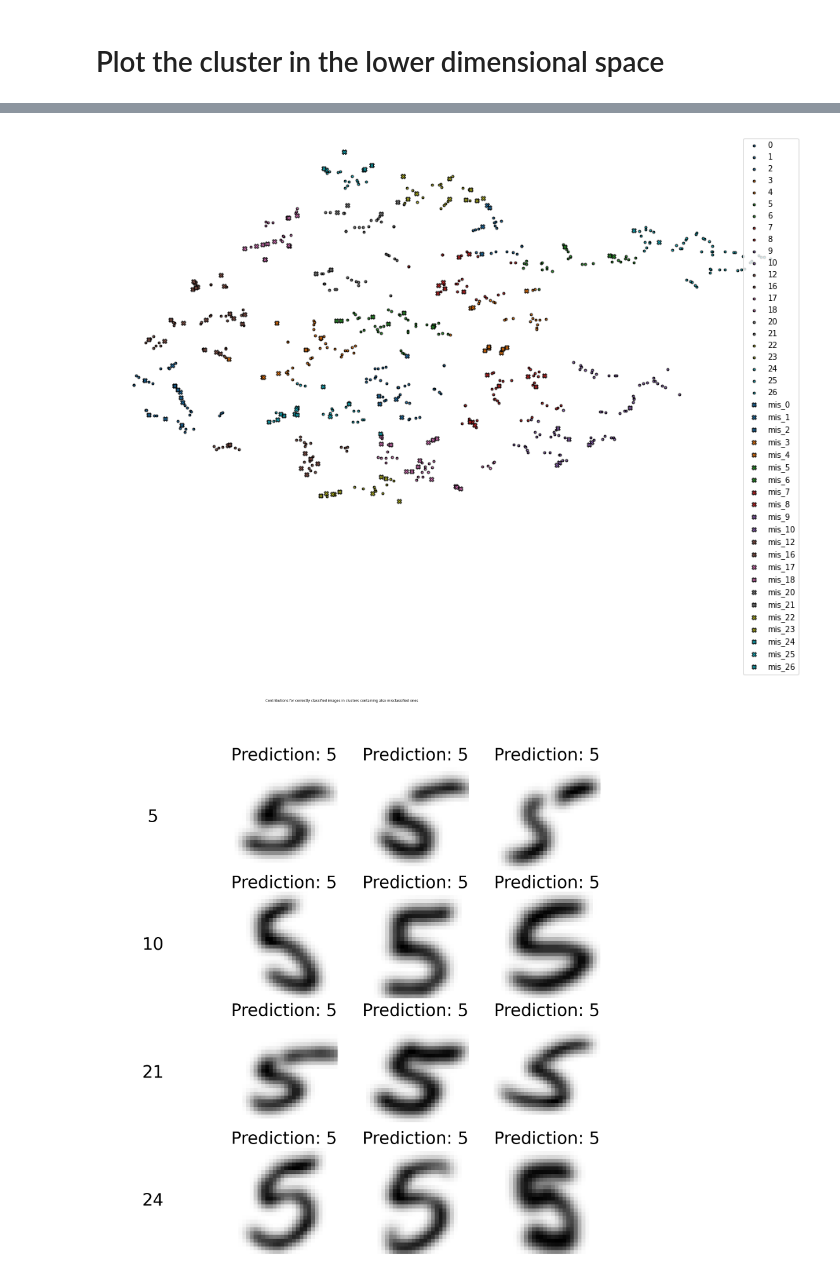
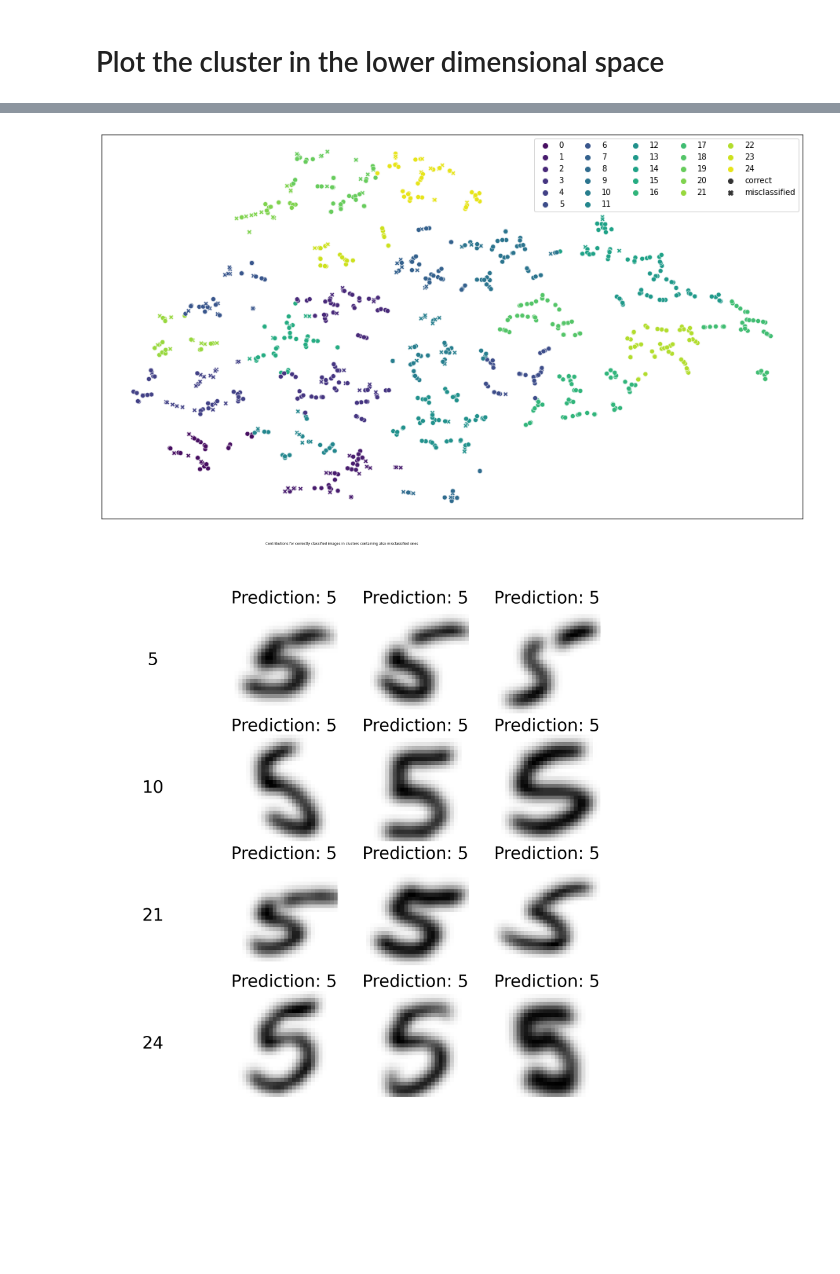
Before and after one commit to lodovicoazzini/unboxer, a Jupyter notebook: playground/local_latent_space.ipynb, the cells around one changed output, grey strips where cells are left out. Cells and saved outputs as stored; diff of their text form; code cells hidden in the pictures; blank space fills up the shorter version.

```diff
--- a/playground/local_latent_space.ipynb
+++ b/playground/local_latent_space.ipynb
@@ -146,23 +132,18 @@ mask_contains_miss_label = np.isin(clusters, np.unique(clusters[mask_miss_label]
 # %%
 from utils.cluster.visualize import visualize_clusters_projections
 
 # visualize the projections of the contributions for the correct predictions
+# visualize the projections of the contributions for the wrong predictions
 fig, ax = visualize_clusters_projections(
-    projections=projections[~mask_miss_label & mask_contains_miss_label],
-    clusters=clusters[~mask_miss_label & mask_contains_miss_label],
-    cmap='tab10', marker='.'
-)
-# visualize the projections of the contributions for the wrong predictions
-visualize_clusters_projections(
-    projections=projections[mask_miss_label],
-    clusters=clusters[mask_miss_label],
-    fig=fig, ax=ax, cmap='tab10', marker='X', label_prefix='mis'
+    projections=projections,
+    clusters=clusters,
+    mask=mask_miss_label
 )
 
 # ax.set_title('Projections for the clusters containing both correct and incorrect classifications')
-save_figure(fig, f'{base_dir}/clusters_projections')
+# save_figure(fig, f'{base_dir}/clusters_projections')
 # %% [output]
-[figure, old version]
+[figure, new version]
 # %%
 from utils.cluster.visualize import visualize_clusters_images
 
```
Also changed, not shown: parts of 7 cells of this notebook, 10 other files.
